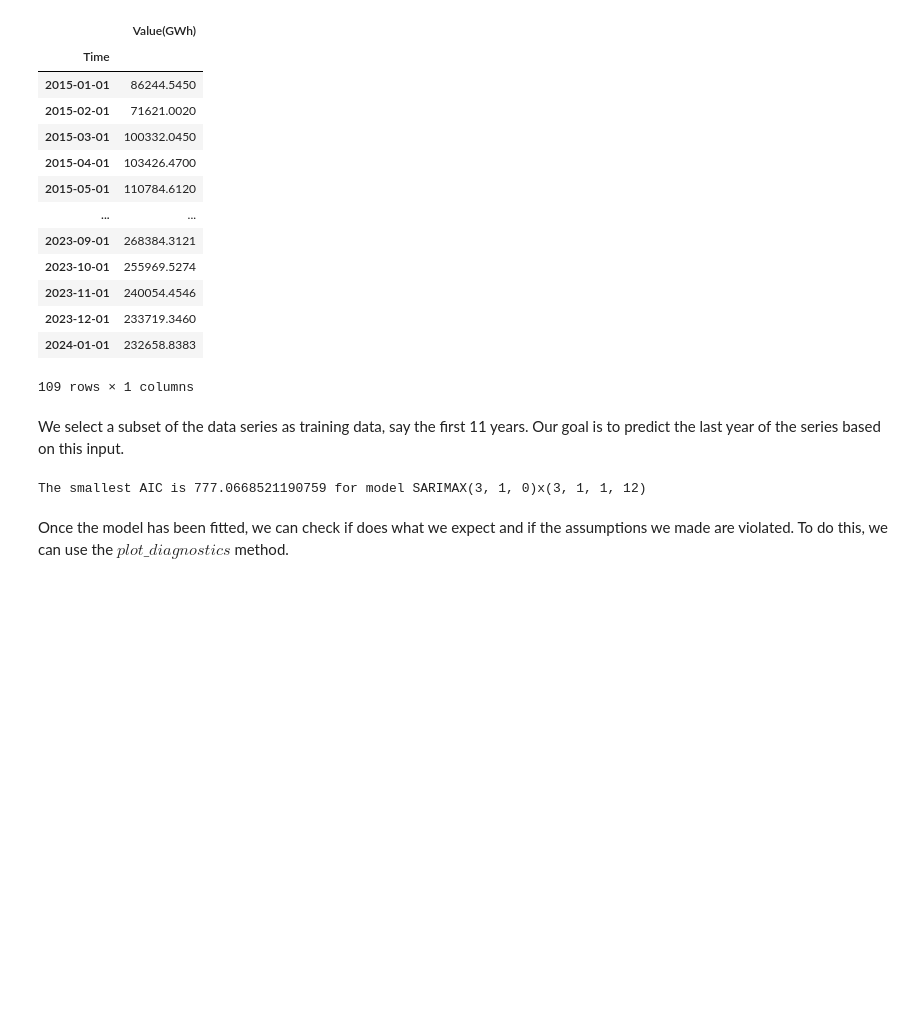
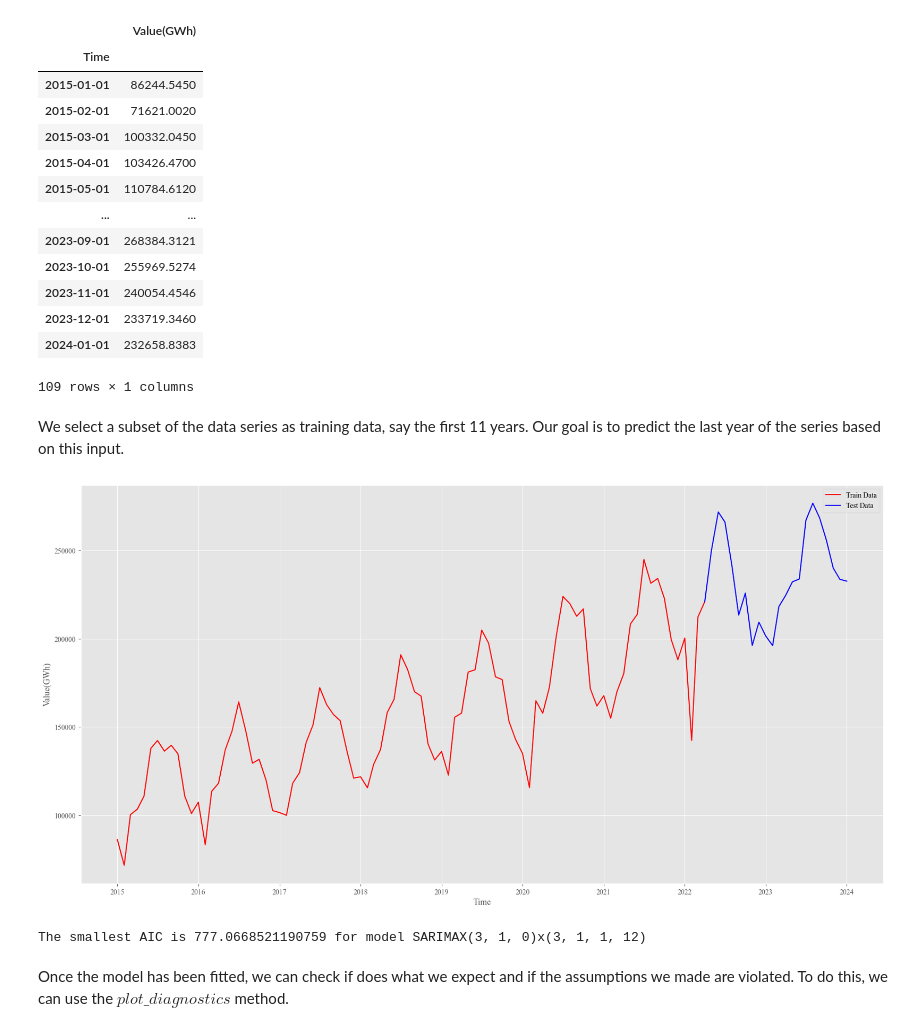
Before and after one commit to paranoia0121/PredictionComparison, a Jupyter notebook: time_series_analysis_ARIMA.ipynb, the cells around one changed output. Saved outputs shown, nothing was run; the diff lists cells and outputs as text; code cells hidden in the pictures; blank space fills up the shorter version.

```diff
--- a/time_series_analysis_ARIMA.ipynb
+++ b/time_series_analysis_ARIMA.ipynb
@@ -131,6 +131,16 @@ We select a subset of the data series as training data, say the first 11 years.
 # %%
 train_data = data['2015-01-01':'2022-04-01']
 test_data = data['2022-04-01':'2024-04-01']
+# %%
+# Plot the data
+plt.plot(train_data, label='Train Data', color='r')
+plt.plot(test_data, label='Test Data', color='b')
+plt.ylabel('Value(GWh)')
+plt.xlabel('Time')
+plt.legend()
+plt.show()
+# %% [output]
+[figure, added]
 # %%
 warnings.filterwarnings("ignore") # specify to ignore warning messages
 
```
Also changed, not shown: parts of 5 cells of this notebook.
